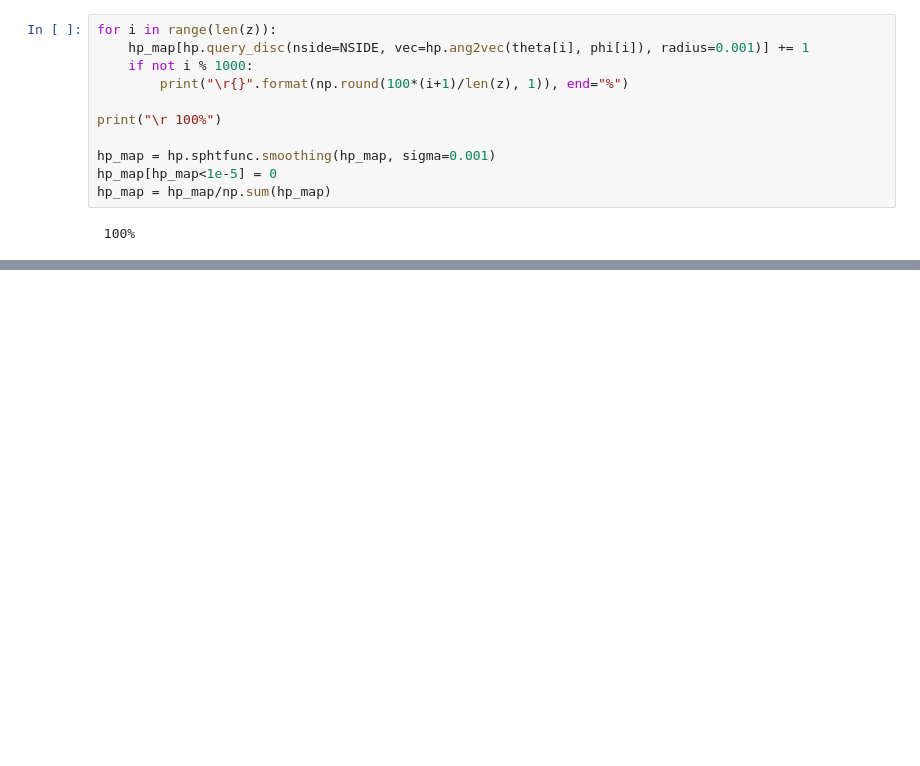
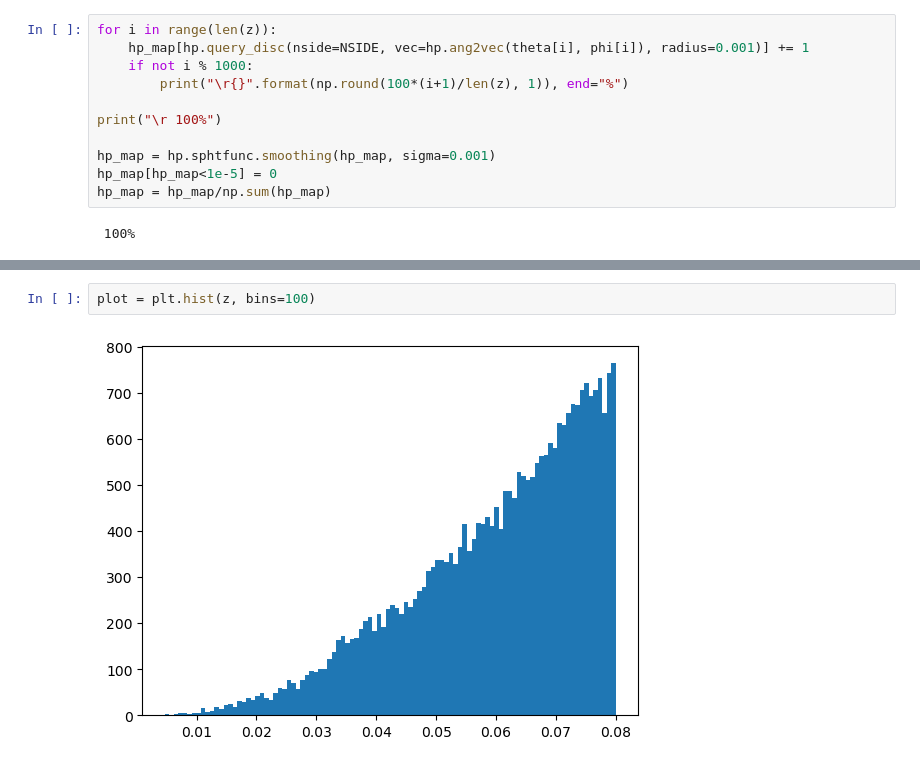
Before and after one commit to SSantosLab/skymap-inference, a Jupyter notebook: catalog_manipulation.ipynb, the cells around one changed output, grey strips where cells are left out. Saved outputs shown, nothing was run; the diff lists cells and outputs as text; blank space fills up the shorter version.

```diff
--- a/catalog_manipulation.ipynb
+++ b/catalog_manipulation.ipynb
@@ -44,0 +57,4 @@ hp.mollview(hp_map)
+# %%
+plot = plt.hist(z, bins=100)
+# %% [output]
+[figure, added]
```
Also changed, not shown: parts of 5 cells of this notebook, 7 other files.
